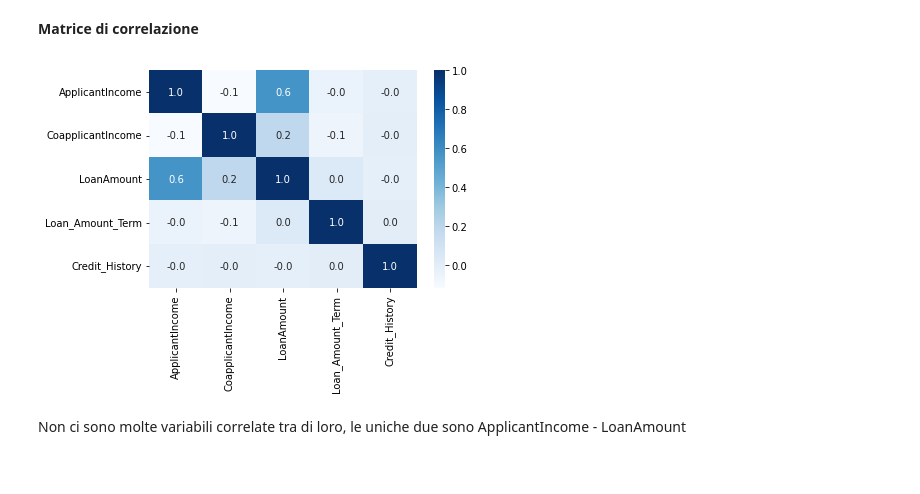
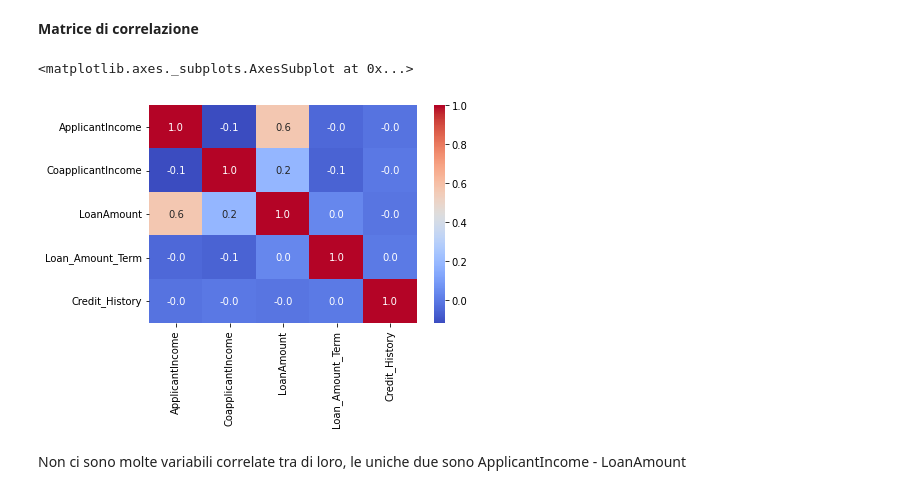
Before and after one commit to livio-24/LoanEligibilityPrediction, a Jupyter notebook: LoanEligibilityPrediction.ipynb, the cells around one changed output. Drawn from its saved outputs; the diff is of its cells as text; code cells hidden in the pictures.

```diff
--- a/LoanEligibilityPrediction.ipynb
+++ b/LoanEligibilityPrediction.ipynb
@@ -203,10 +205,11 @@ La maggior parte delle features numeriche ha degli outliers
 correlation_matrix = dataset.corr()
 # %%
 # heat map per visualizzare matrice di correlazione
-sns.heatmap(correlation_matrix, cbar=True, fmt='.1f', annot=True, cmap='Blues')
-plt.savefig('Correlation Heat map')
+sns.heatmap(correlation_matrix, cbar=True, fmt='.1f', annot=True, cmap='coolwarm')
+#plt.savefig('Correlation Heat map')
 # %% [output]
+<matplotlib.axes._subplots.AxesSubplot at 0x...>
-[figure, old version]
+[figure, new version]
 # %% [markdown]
 Non ci sono molte variabili correlate tra di loro, le uniche due sono ApplicantIncome - LoanAmount
 # %%
```
Also changed, not shown: parts of 30 cells of this notebook.
